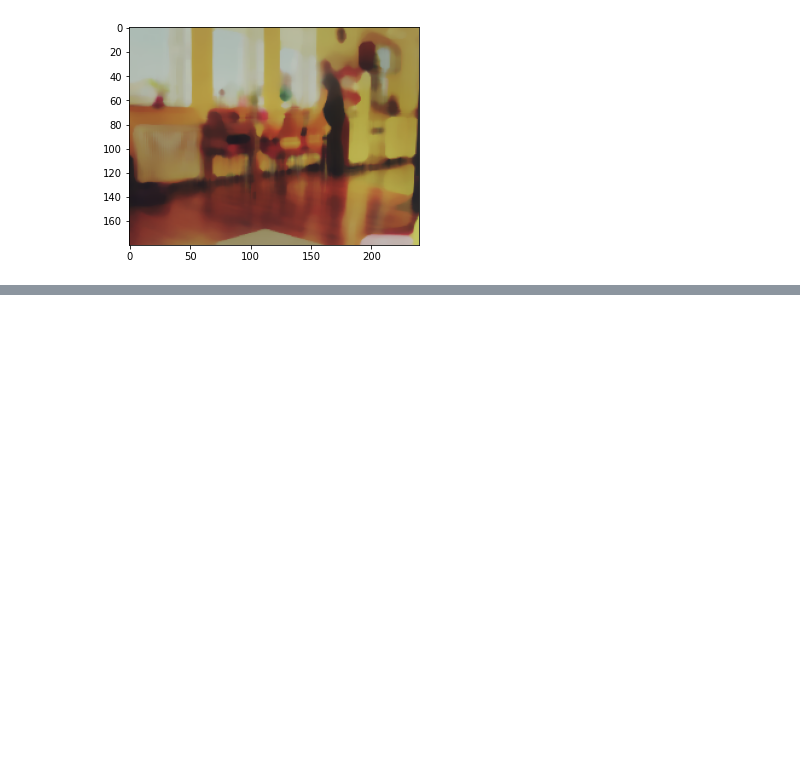
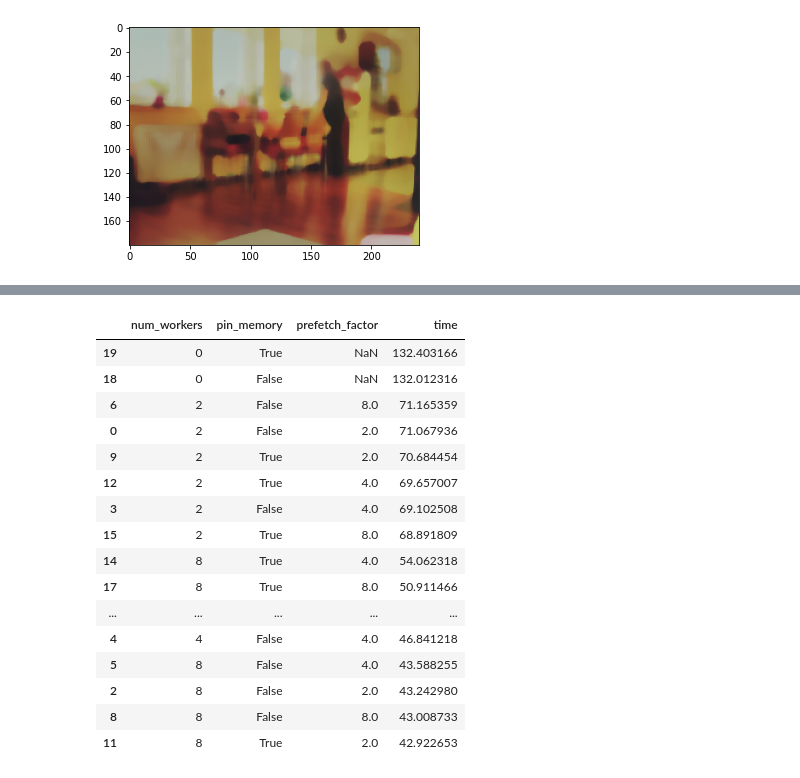
Before and after one commit to SkyLionx/evit, a Jupyter notebook: dataset.ipynb, the cells around one changed output, grey strips where cells are left out. Saved outputs shown, nothing was run; the diff lists cells and outputs as text; code cells hidden in the pictures; blank space fills up the shorter version.

```diff
--- a/dataset.ipynb
+++ b/dataset.ipynb
@@ -737,0 +843,20 @@ plt.imshow(img)
+# %%
+df.sort_values("time", ascending=False)
+# %% [output]
+|  | num_workers | pin_memory | prefetch_factor | time |
+| 19 | 0 | True | NaN | 132.403166 |
+| 18 | 0 | False | NaN | 132.012316 |
+| 6 | 2 | False | 8.0 | 71.165359 |
+| 0 | 2 | False | 2.0 | 71.067936 |
+| 9 | 2 | True | 2.0 | 70.684454 |
+| 12 | 2 | True | 4.0 | 69.657007 |
+| 3 | 2 | False | 4.0 | 69.102508 |
+| 15 | 2 | True | 8.0 | 68.891809 |
+| 14 | 8 | True | 4.0 | 54.062318 |
+| 17 | 8 | True | 8.0 | 50.911466 |
+| ... | ... | ... | ... | ... |
+| 4 | 4 | False | 4.0 | 46.841218 |
+| 5 | 8 | False | 4.0 | 43.588255 |
+| 2 | 8 | False | 2.0 | 43.242980 |
+| 8 | 8 | False | 8.0 | 43.008733 |
+| 11 | 8 | True | 2.0 | 42.922653 |
```
Also changed, not shown: parts of 7 cells of this notebook.
